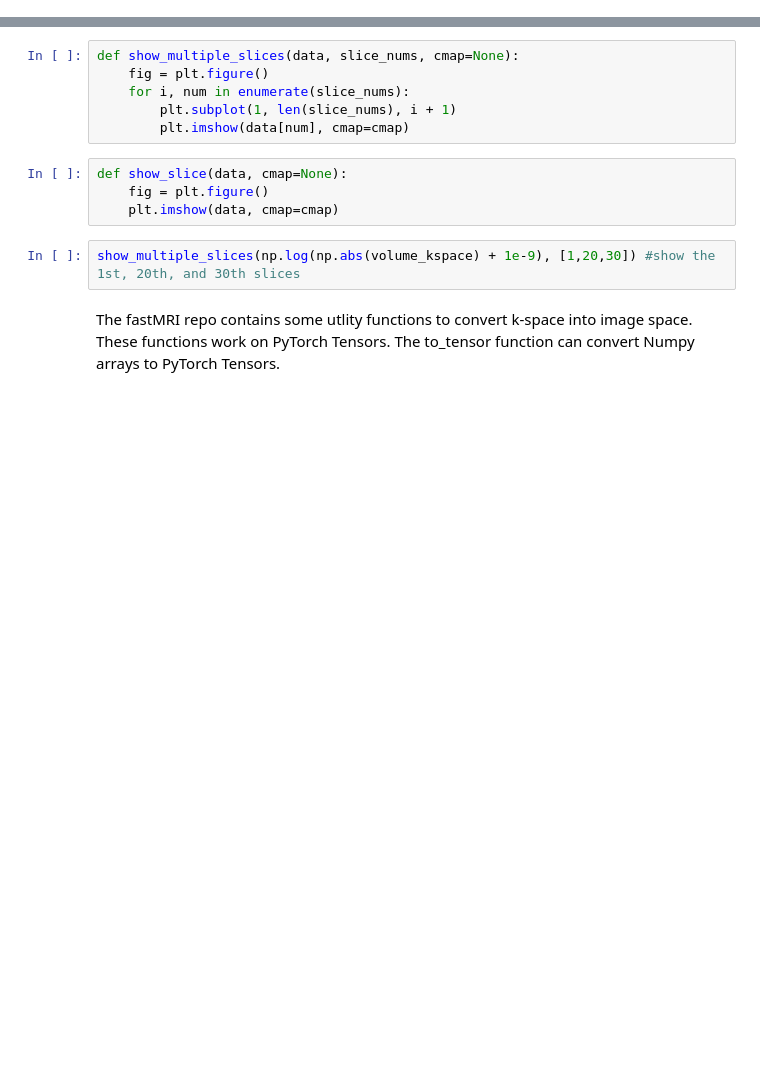
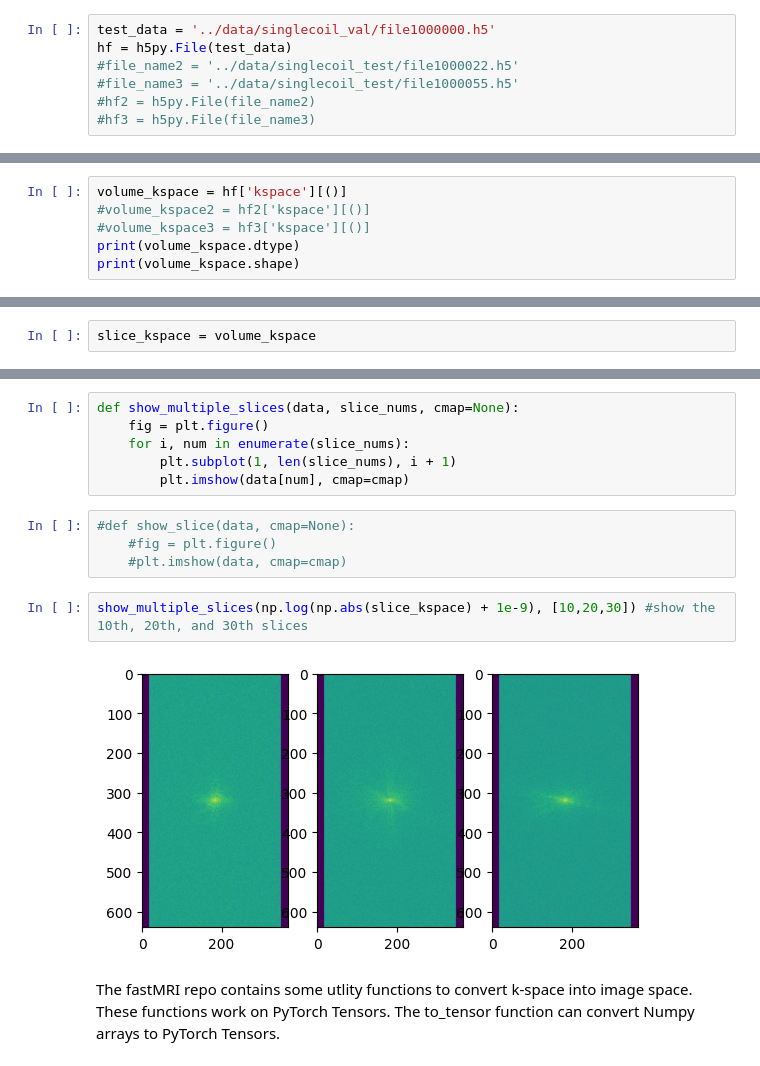
Before and after one commit to LuisRobaina/IMPACT-MRI, a Jupyter notebook: notebooks/fastMRI_tutorial.ipynb, the cells around one changed output, grey strips where cells are left out. Drawn from its saved outputs; the diff is of its cells as text; blank space fills up the shorter version.

```diff
--- a/notebooks/fastMRI_tutorial.ipynb
+++ b/notebooks/fastMRI_tutorial.ipynb
@@ -26,0 +17,7 @@ hf1, hf2 = h5py.File(test_data1), h5py.File(test_data2)
+# %%
+test_data = '../data/singlecoil_val/file1000000.h5'
+hf = h5py.File(test_data)
+#file_name2 = '../data/singlecoil_test/file1000022.h5'
+#file_name3 = '../data/singlecoil_test/file1000055.h5'
+#hf2 = h5py.File(file_name2)
+#hf3 = h5py.File(file_name3)
@@ -41,0 +38,6 @@ volume_kspace.shape, mask.shape
+# %%
+volume_kspace = hf['kspace'][()]
+#volume_kspace2 = hf2['kspace'][()]
+#volume_kspace3 = hf3['kspace'][()]
+print(volume_kspace.dtype)
+print(volume_kspace.shape)
@@ -42,3 +47,5 @@ volume_kspace.shape, mask.shape
+# %%
+slice_kspace = volume_kspace
 # %% [markdown]
 Let's see what the absolute value of k-space looks like:
 # %%
@@ -48,11 +55,13 @@ def show_multiple_slices(data, slice_nums, cmap=None):
         plt.subplot(1, len(slice_nums), i + 1)
         plt.imshow(data[num], cmap=cmap)
 # %%
-def show_slice(data, cmap=None):
-    fig = plt.figure()
-    plt.imshow(data, cmap=cmap)
+#def show_slice(data, cmap=None):
+    #fig = plt.figure()
+    #plt.imshow(data, cmap=cmap)
 # %%
-show_multiple_slices(np.log(np.abs(volume_kspace) + 1e-9), [1,20,30]) #show the 1st, 20th, and 30th slices
+show_multiple_slices(np.log(np.abs(slice_kspace) + 1e-9), [10,20,30]) #show the 10th, 20th, and 30th slices
+# %% [output]
+[figure, added]
 # %% [markdown]
 The fastMRI repo contains some utlity functions to convert k-space into image space. These functions work on PyTorch Tensors. The to_tensor function can convert Numpy arrays to PyTorch Tensors.
 # %%
```
Also changed, not shown: parts of 31 cells of this notebook.
